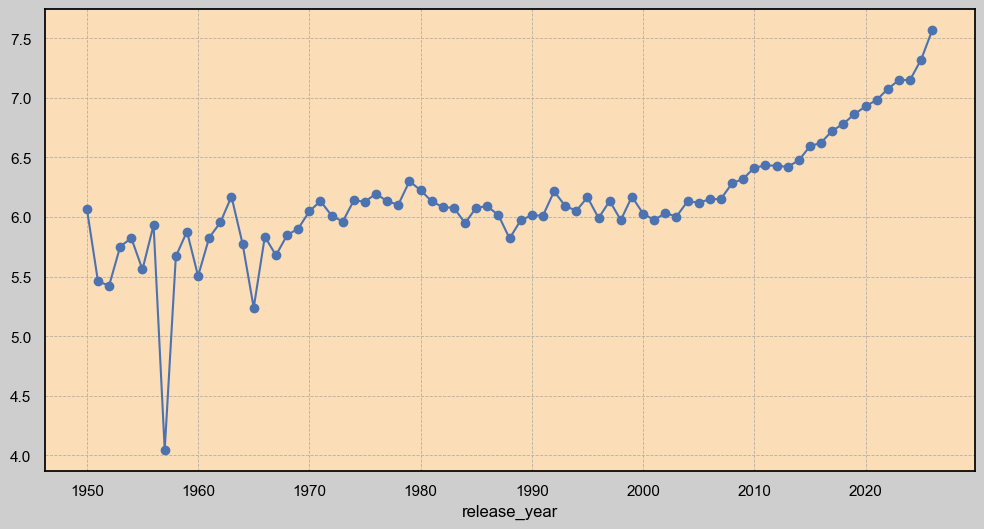
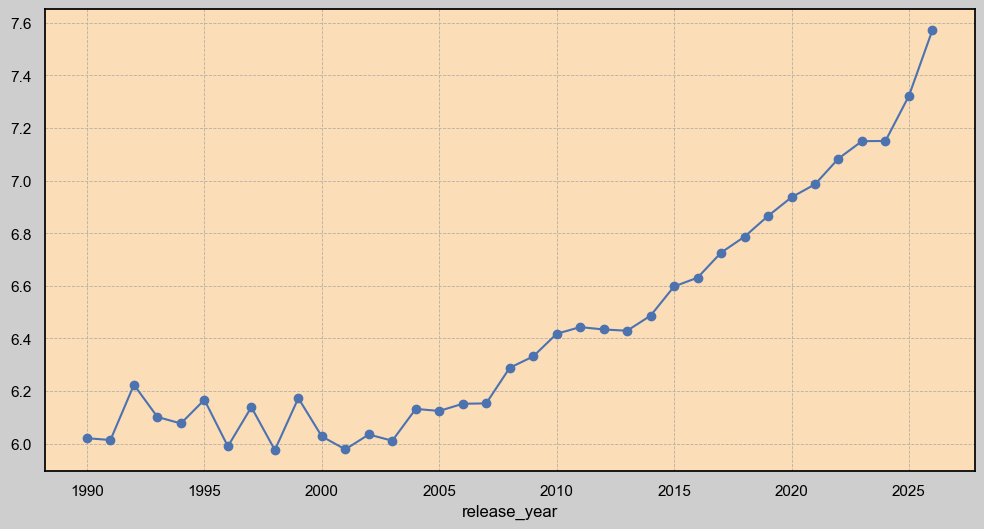
Unified diff of the notebook cell whose output changed from the first chart to the second:
--- before
+++ after
@@ -1 +1,2 @@
-bgg_games_actual.groupby('release_year')['average_rating'].mean().plot(kind='line', figsize=(12, 6), marker='o')
+media_rating_por_anyo = bgg_games_actual.groupby('release_year')['average_rating'].mean()
+media_rating_por_anyo.plot(kind='line', figsize=(12, 6), marker='o')

Commit: [Update] - analisis